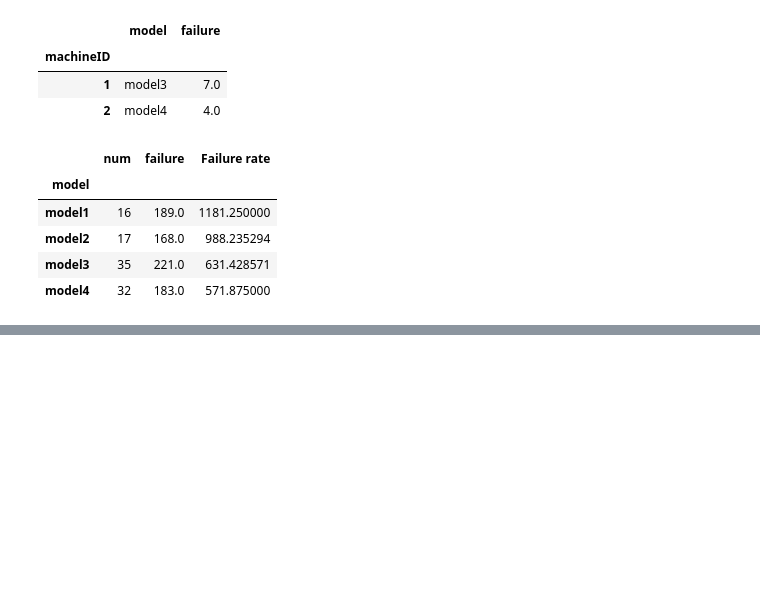
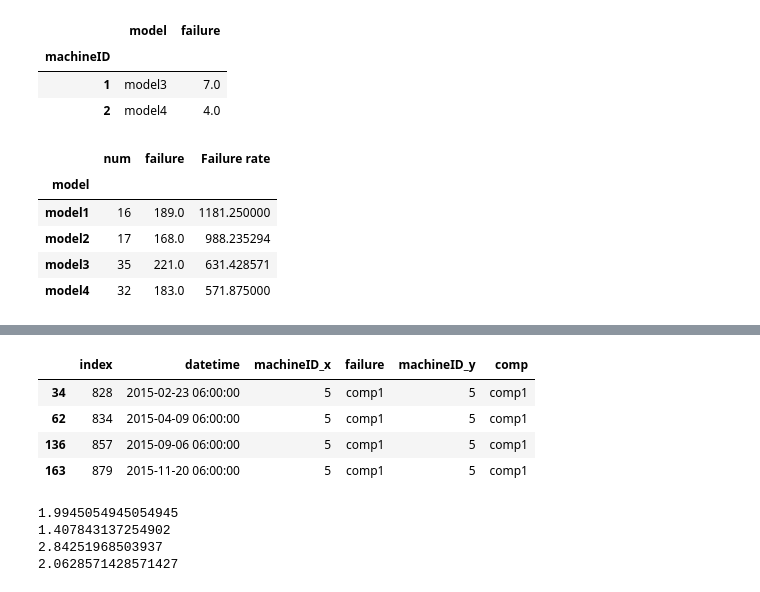
Before and after one commit to cesong2/Display-Sensor, a Jupyter notebook: 딥한_분석1,2,4.ipynb, the cells around one changed output, grey strips where cells are left out. Saved outputs shown, nothing was run; the diff lists cells and outputs as text; code cells hidden in the pictures; blank space fills up the shorter version.

```diff
--- a/딥한_분석1,2,4.ipynb
+++ b/딥한_분석1,2,4.ipynb
@@ -236,0 +336,10 @@ models_failures_count
+# %%
+fail_maint1_mac1 = fail_maint1[fail_maint1['machineID_x']==5]
+# %%
+fail_maint1_mac1
+# %% [output]
+|  | index | datetime | machineID_x | failure | machineID_y | comp |
+| 34 | 828 | 2015-02-23 06:00:00 | 5 | comp1 | 5 | comp1 |
+| 62 | 834 | 2015-04-09 06:00:00 | 5 | comp1 | 5 | comp1 |
+| 136 | 857 | 2015-09-06 06:00:00 | 5 | comp1 | 5 | comp1 |
+| 163 | 879 | 2015-11-20 06:00:00 | 5 | comp1 | 5 | comp1 |
@@ -236,0 +364,14 @@ models_failures_count
+# %%
+rep_cycle1 = rep_cycle(fail_maint1)
+rep_cycle2 = rep_cycle(fail_maint2)
+rep_cycle3 = rep_cycle(fail_maint3)
+rep_cycle4 = rep_cycle(fail_maint4)
+print(rep_cycle1)
+print(rep_cycle2)
+print(rep_cycle3)
+print(rep_cycle4)
+# %% [output]
+1.9945054945054945
+1.407843137254902
+2.84251968503937
+2.0628571428571427
```
Also changed, not shown: parts of 14 cells of this notebook.
